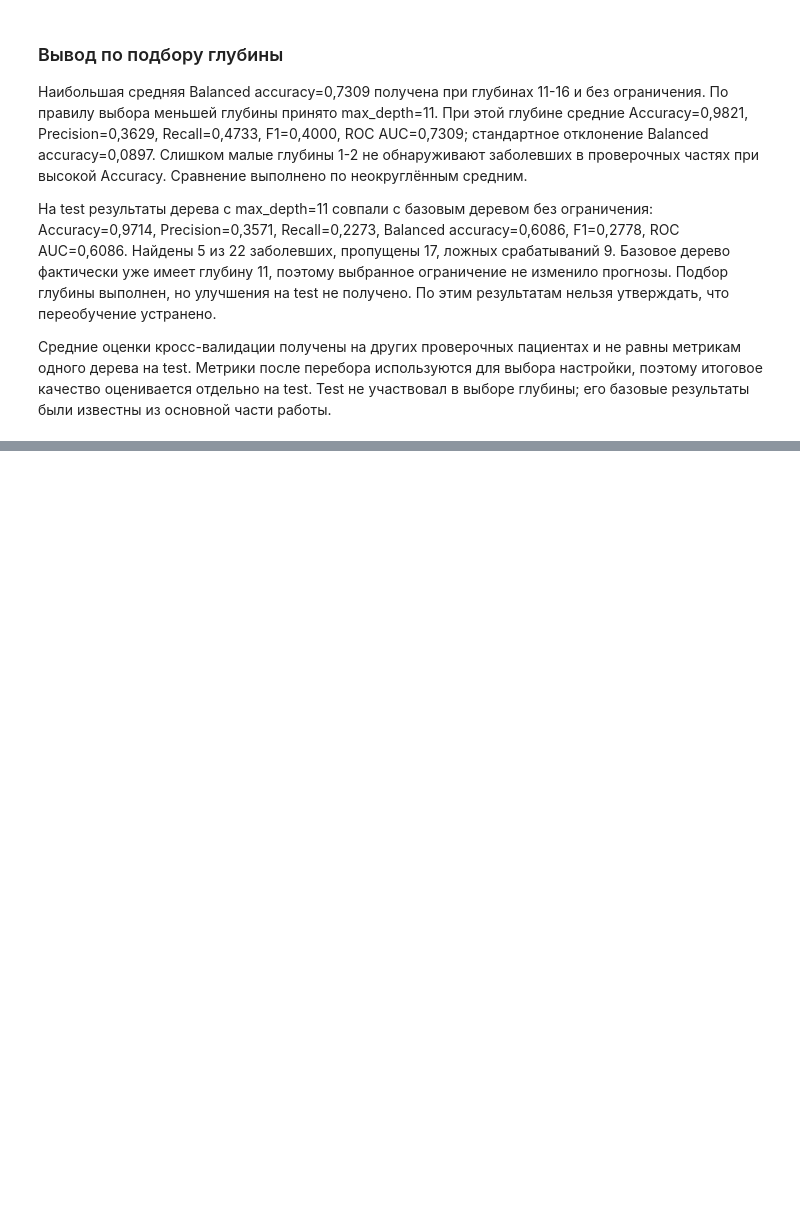
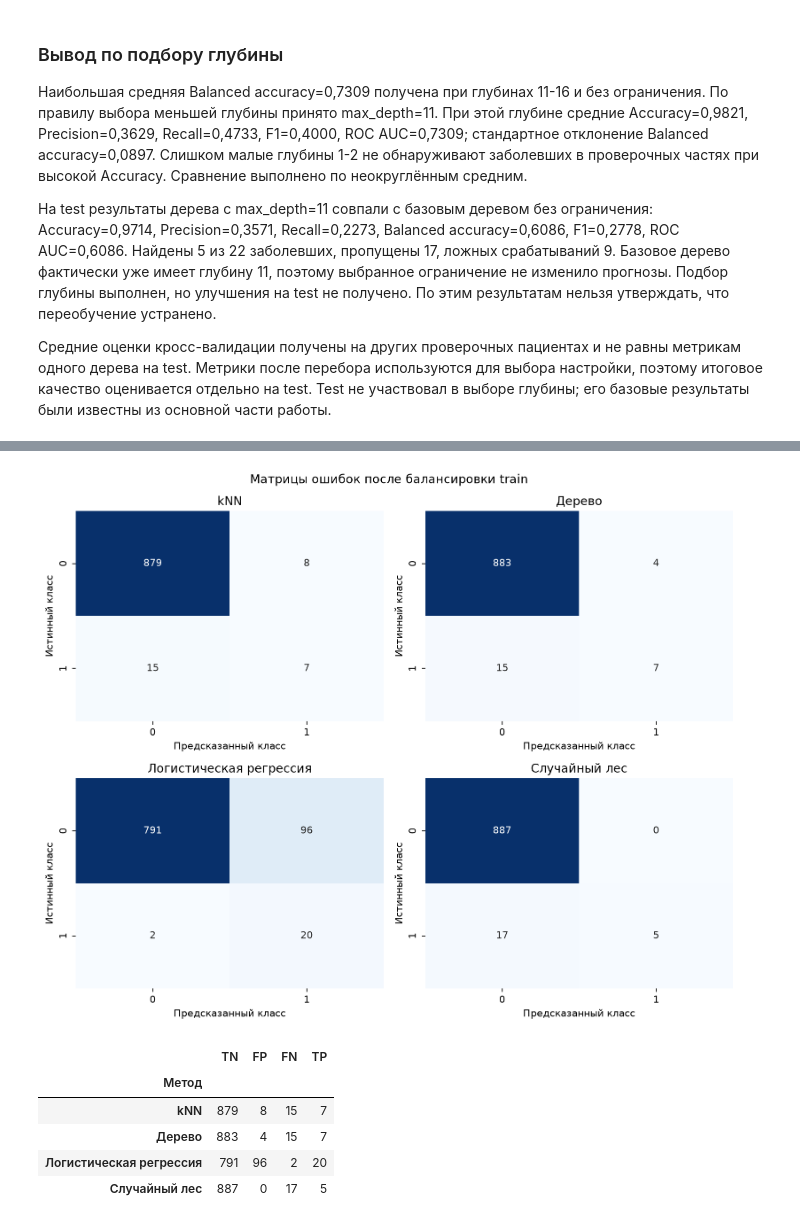
Before and after one commit to karinalien/lr5, a Jupyter notebook: lr5.ipynb, the cells around one changed output, grey strips where cells are left out. Cells and saved outputs as stored; diff of their text form; code cells hidden in the pictures; blank space fills up the shorter version.

```diff
--- a/lr5.ipynb
+++ b/lr5.ipynb
@@ -333,0 +409,38 @@ print(confusion_matrix(y_test, tuned_pred, labels=[0, 1]))
+# %%
+fig, axes = plt.subplots(2, 2, figsize=(10, 8))
+balanced_confusion_rows = []
+for ax, (name, pred_balanced) in zip(axes.flat, balanced_predictions.items()):
+    matrix = confusion_matrix(y_test, pred_balanced, labels=[0, 1])
+    sns.heatmap(matrix, annot=True, fmt='d', cmap='Blues', cbar=False,
+                xticklabels=[0, 1], yticklabels=[0, 1], ax=ax)
+    ax.set(title=name, xlabel='Предсказанный класс', ylabel='Истинный класс')
+    tn, fp, fn, tp = matrix.ravel()
+    balanced_confusion_rows.append({
+        'Метод': name, 'TN': tn, 'FP': fp, 'FN': fn, 'TP': tp})
+plt.suptitle('Матрицы ошибок после балансировки train')
+plt.tight_layout()
+plt.show()
+balanced_confusion_results = pd.DataFrame(balanced_confusion_rows).set_index('Метод')
+display(balanced_confusion_results)
+
+plt.figure(figsize=(8, 6))
+for name, proba_balanced in balanced_probabilities.items():
+    fpr_balanced, tpr_balanced, _ = roc_curve(y_test, proba_balanced)
+    auc_balanced = roc_auc_score(y_test, proba_balanced)
+    plt.plot(fpr_balanced, tpr_balanced, label=f'{name}: AUC={auc_balanced:.4f}')
+plt.plot([0, 1], [0, 1], 'k--', label='Ориентир AUC=0.5')
+plt.xlabel('False Positive Rate')
+plt.ylabel('True Positive Rate')
+plt.title('ROC-кривые после балансировки train')
+plt.legend()
+plt.grid(alpha=0.3)
+plt.tight_layout()
+plt.show()
+# %% [output]
+[figure, added]
+|  | TN | FP | FN | TP |
+| Метод |  |  |  |  |
+| kNN | 879 | 8 | 15 | 7 |
+| Дерево | 883 | 4 | 15 | 7 |
+| Логистическая регрессия | 791 | 96 | 2 | 20 |
+| Случайный лес | 887 | 0 | 17 | 5 |
```
Also changed, not shown: parts of 18 cells of this notebook.
